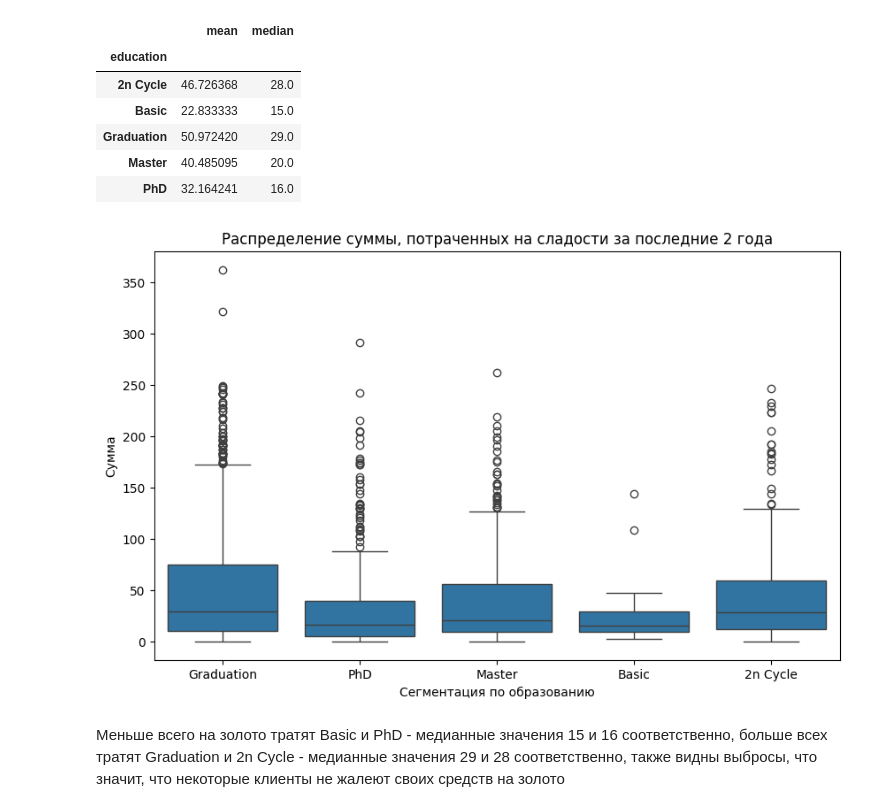
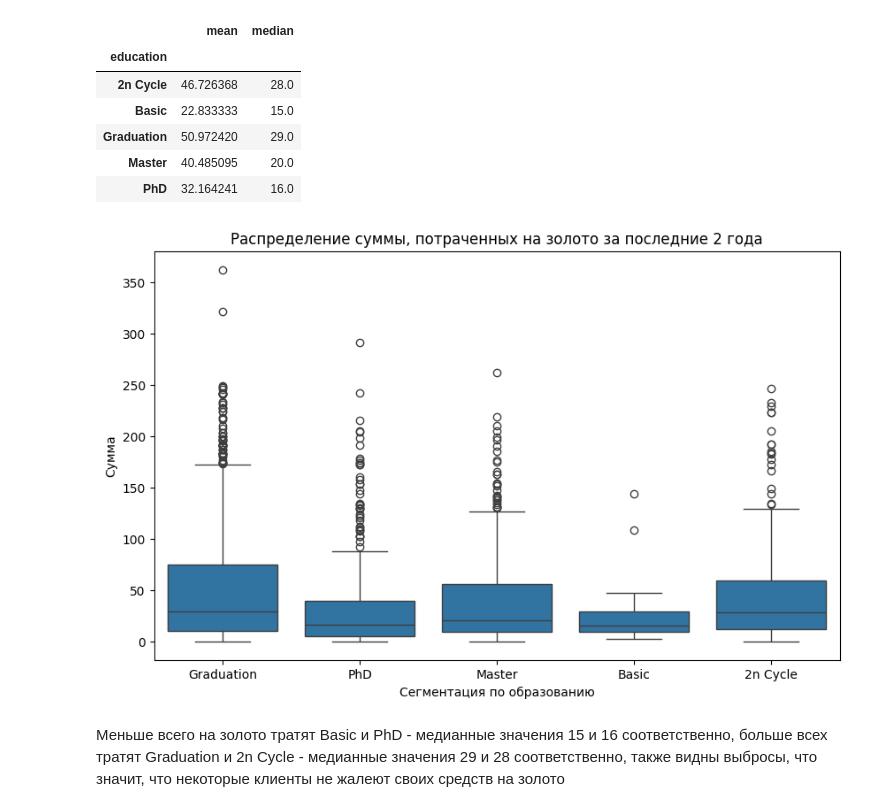
Before and after one commit to AlexeyOrehov/homework, a Jupyter notebook: home_work_1.9/1.9 1_RAZDEL_PRO_forstud.ipynb, the cells around one changed output. Drawn from its saved outputs; the diff is of its cells as text; code cells hidden in the pictures.

```diff
--- a/home_work_1.9/1.9 1_RAZDEL_PRO_forstud.ipynb
+++ b/home_work_1.9/1.9 1_RAZDEL_PRO_forstud.ipynb
@@ -1114,12 +1114,12 @@ df_modify.groupby('education')['mntgoldprods'].agg(['mean', 'median'])
 # %%
 plt.figure(figsize=(10, 6))
 sns.boxplot(data=df_modify, x='education', y='mntgoldprods')
-plt.title('Распределение суммы, потраченных на сладости за последние 2 года')
+plt.title('Распределение суммы, потраченных на золото за последние 2 года')
 plt.xlabel('Сегментация по образованию')
 plt.ylabel('Сумма')
 plt.show()
 # %% [output]
-[figure, old version]
+[figure, new version]
 # %% [markdown]
 Меньше всего на золото тратят Basic и PhD - медианные значения 15 и 16 соответственно, больше всех тратят Graduation и 2n Cycle - медианные значения 29 и 28 соответственно, также видны выбросы, что значит, что некоторые клиенты не жалеют своих средств на золото
 # %% [markdown]
```
Also changed, not shown: parts of 6 cells of this notebook.
